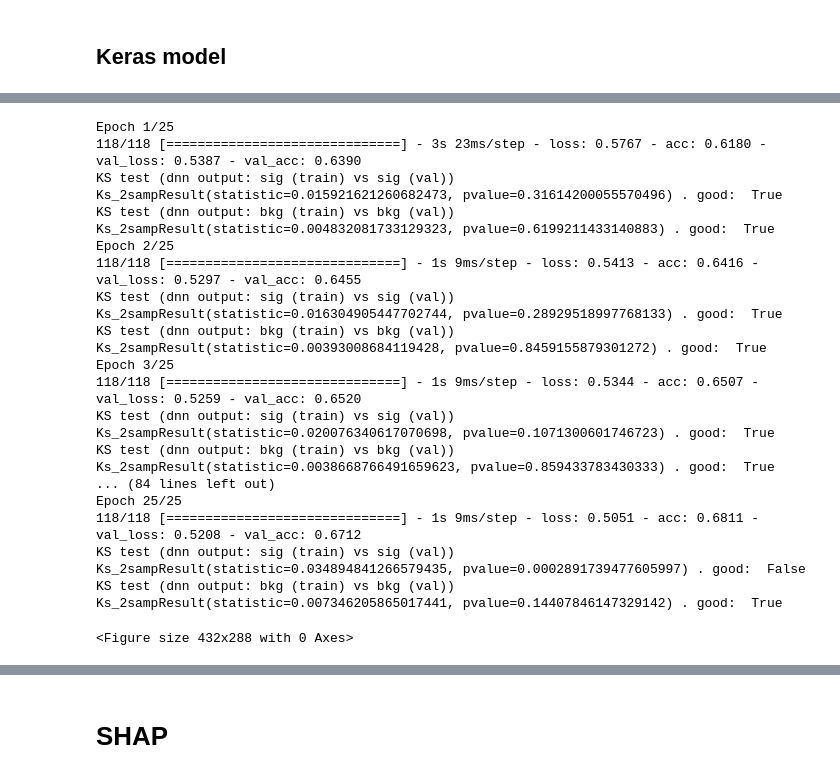
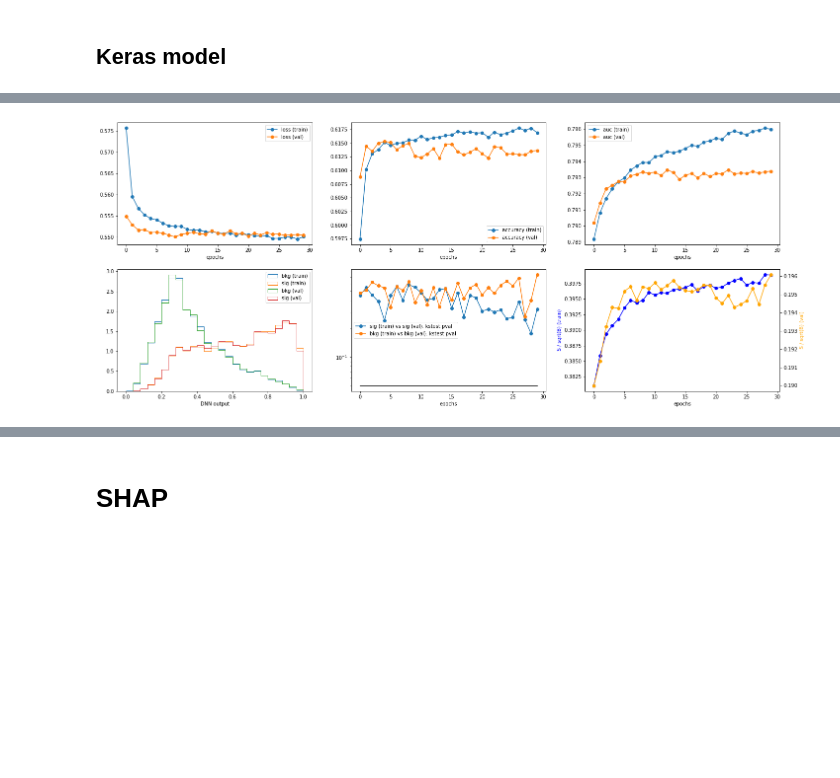
Before and after one commit to UniMiBAnalyses/ML_classification, a Jupyter notebook: Training_v1.ipynb, the cells around one changed output, grey strips where cells are left out. Cells and saved outputs as stored; diff of their text form; code cells hidden in the pictures; blank space fills up the shorter version.

```diff
--- a/Training_v1.ipynb
+++ b/Training_v1.ipynb
@@ -247,41 +262,24 @@ plot_losses = plot_loss.PlotLosses(model, data, batch_mode=False)
 # %%
 ## TRAINING
 
 import time
 start_time = time.time()
 
-config["epochs"] = 25
+config["epochs"] = 30
 
 history = model.fit_generator(
             training_generator,
             epochs=config["epochs"],
             steps_per_epoch  = steps_per_epoch_train,
             validation_data  = validation_generator,
             validation_steps = steps_per_epoch_val,
             callbacks=[plot_losses],
             #callbacks = [],
             )
 
 config["train_time"] = time.time() - start_time
 # %% [output]
-Epoch 1/25
-118/118 [==============================] - 3s 23ms/step - loss: 0.5767 - acc: 0.6180 - val_loss: 0.5387 - val_acc: 0.6390
-KS test (dnn output: sig (train) vs sig (val)) Ks_2sampResult(statistic=0.015921621260682473, pvalue=0.31614200055570496) . good:  True
-KS test (dnn output: bkg (train) vs bkg (val)) Ks_2sampResult(statistic=0.004832081733129323, pvalue=0.6199211433140883) . good:  True
-Epoch 2/25
-118/118 [==============================] - 1s 9ms/step - loss: 0.5413 - acc: 0.6416 - val_loss: 0.5297 - val_acc: 0.6455
-KS test (dnn output: sig (train) vs sig (val)) Ks_2sampResult(statistic=0.016304905447702744, pvalue=0.28929518997768133) . good:  True
-KS test (dnn output: bkg (train) vs bkg (val)) Ks_2sampResult(statistic=0.00393008684119428, pvalue=0.8459155879301272) . good:  True
-Epoch 3/25
-118/118 [==============================] - 1s 9ms/step - loss: 0.5344 - acc: 0.6507 - val_loss: 0.5259 - val_acc: 0.6520
-KS test (dnn output: sig (train) vs sig (val)) Ks_2sampResult(statistic=0.020076340617070698, pvalue=0.1071300601746723) . good:  True
-KS test (dnn output: bkg (train) vs bkg (val)) Ks_2sampResult(statistic=0.0038668766491659623, pvalue=0.859433783430333) . good:  True
-... (84 lines left out)
-Epoch 25/25
-118/118 [==============================] - 1s 9ms/step - loss: 0.5051 - acc: 0.6811 - val_loss: 0.5208 - val_acc: 0.6712
-KS test (dnn output: sig (train) vs sig (val)) Ks_2sampResult(statistic=0.034894841266579435, pvalue=0.0002891739477605997) . good:  False
-KS test (dnn output: bkg (train) vs bkg (val)) Ks_2sampResult(statistic=0.007346205865017441, pvalue=0.14407846147329142) . good:  True
-<Figure size 432x288 with 0 Axes>
+[figure, added]
 # %%
 config["train_time"]
 # %% [output]
```
Also changed, not shown: parts of 14 cells of this notebook.
